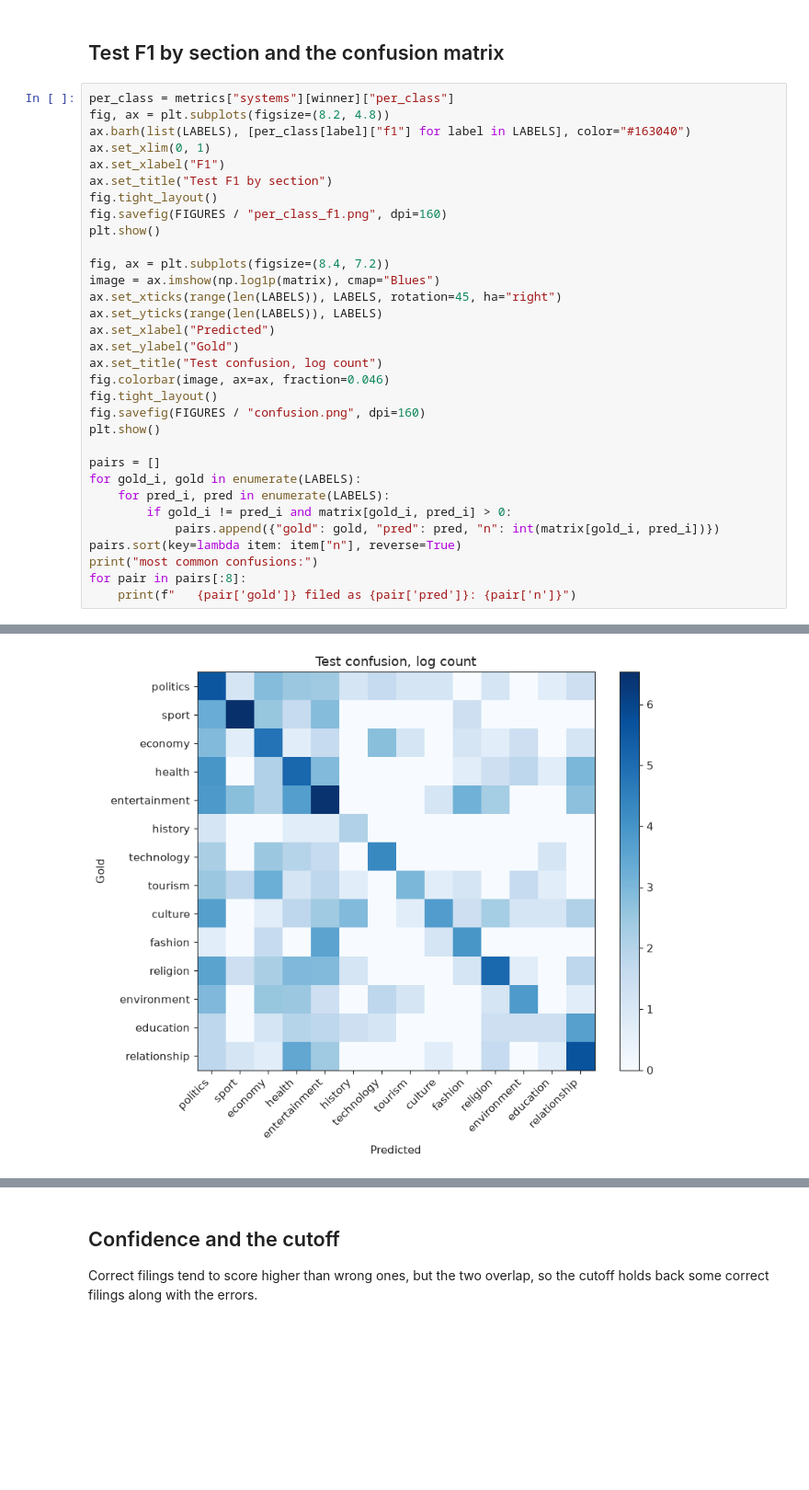
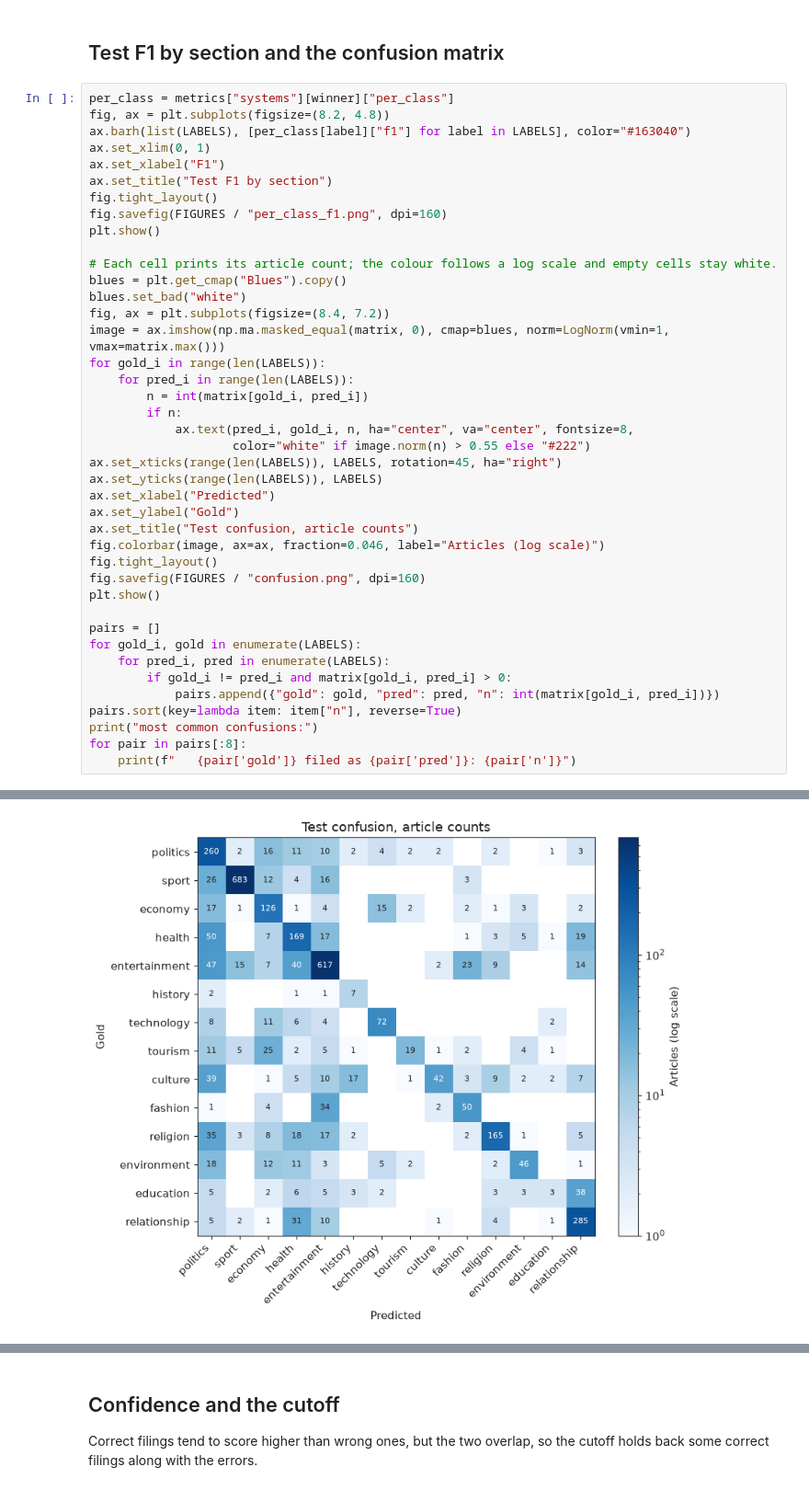
Before and after one commit to Keaane/Ikinyamakuru, a Jupyter notebook: notebooks/05_error_analysis.ipynb, the cells around one changed output, grey strips where cells are left out. Shown at 92% size. Saved outputs shown, nothing was run; the diff lists cells and outputs as text; blank space fills up the shorter version.

```diff
--- a/notebooks/05_error_analysis.ipynb
+++ b/notebooks/05_error_analysis.ipynb
@@ -83,37 +84,46 @@ plt.show()
 per_class = metrics["systems"][winner]["per_class"]
 fig, ax = plt.subplots(figsize=(8.2, 4.8))
 ax.barh(list(LABELS), [per_class[label]["f1"] for label in LABELS], color="#163040")
 ax.set_xlim(0, 1)
 ax.set_xlabel("F1")
 ax.set_title("Test F1 by section")
 fig.tight_layout()
 fig.savefig(FIGURES / "per_class_f1.png", dpi=160)
 plt.show()
 
+# Each cell prints its article count; the colour follows a log scale and empty cells stay white.
+blues = plt.get_cmap("Blues").copy()
+blues.set_bad("white")
 fig, ax = plt.subplots(figsize=(8.4, 7.2))
-image = ax.imshow(np.log1p(matrix), cmap="Blues")
+image = ax.imshow(np.ma.masked_equal(matrix, 0), cmap=blues, norm=LogNorm(vmin=1, vmax=matrix.max()))
+for gold_i in range(len(LABELS)):
+    for pred_i in range(len(LABELS)):
+        n = int(matrix[gold_i, pred_i])
+        if n:
+            ax.text(pred_i, gold_i, n, ha="center", va="center", fontsize=8,
+                    color="white" if image.norm(n) > 0.55 else "#222")
 ax.set_xticks(range(len(LABELS)), LABELS, rotation=45, ha="right")
 ax.set_yticks(range(len(LABELS)), LABELS)
 ax.set_xlabel("Predicted")
 ax.set_ylabel("Gold")
-ax.set_title("Test confusion, log count")
-fig.colorbar(image, ax=ax, fraction=0.046)
+ax.set_title("Test confusion, article counts")
+fig.colorbar(image, ax=ax, fraction=0.046, label="Articles (log scale)")
 fig.tight_layout()
 fig.savefig(FIGURES / "confusion.png", dpi=160)
 plt.show()
 
 pairs = []
 for gold_i, gold in enumerate(LABELS):
     for pred_i, pred in enumerate(LABELS):
         if gold_i != pred_i and matrix[gold_i, pred_i] > 0:
             pairs.append({"gold": gold, "pred": pred, "n": int(matrix[gold_i, pred_i])})
 pairs.sort(key=lambda item: item["n"], reverse=True)
 print("most common confusions:")
 for pair in pairs[:8]:
     print(f"   {pair['gold']} filed as {pair['pred']}: {pair['n']}")
 # %% [output]
 [figure]
-[figure, old version]
+[figure, new version]
 most common confusions:
    health filed as politics: 50
    entertainment filed as politics: 47
```
Also changed, not shown: parts of 1 cell of this notebook, 5 other files.
